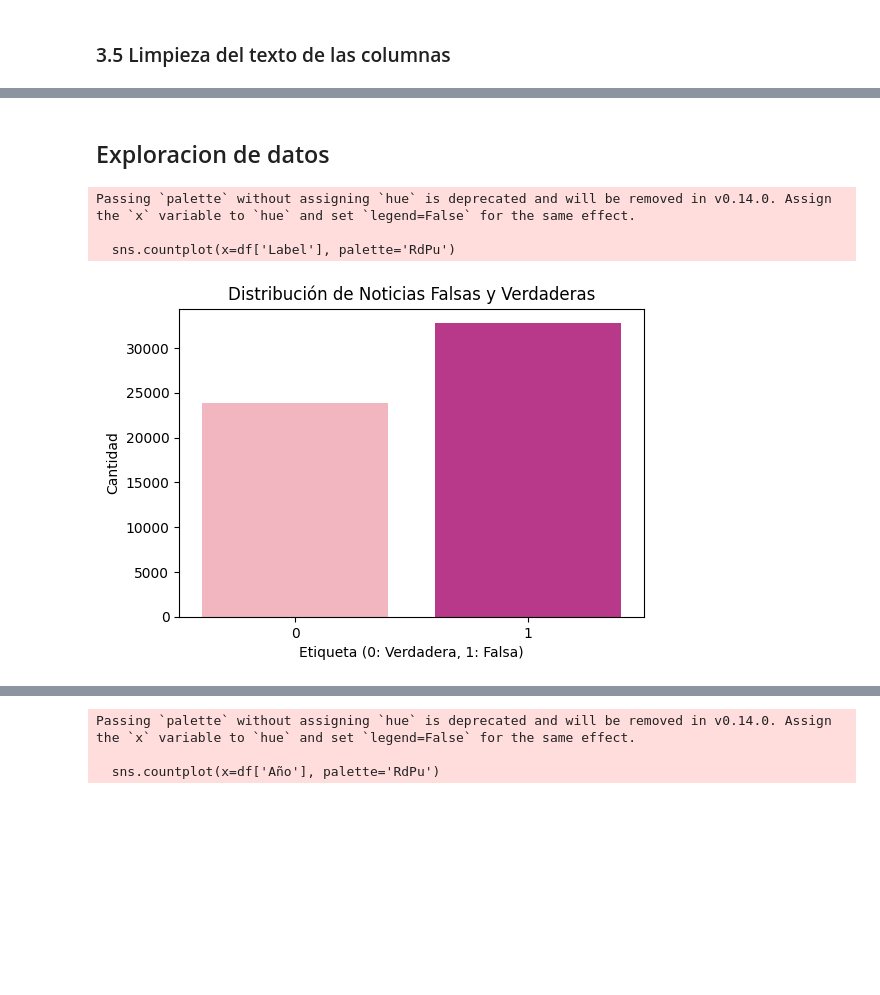
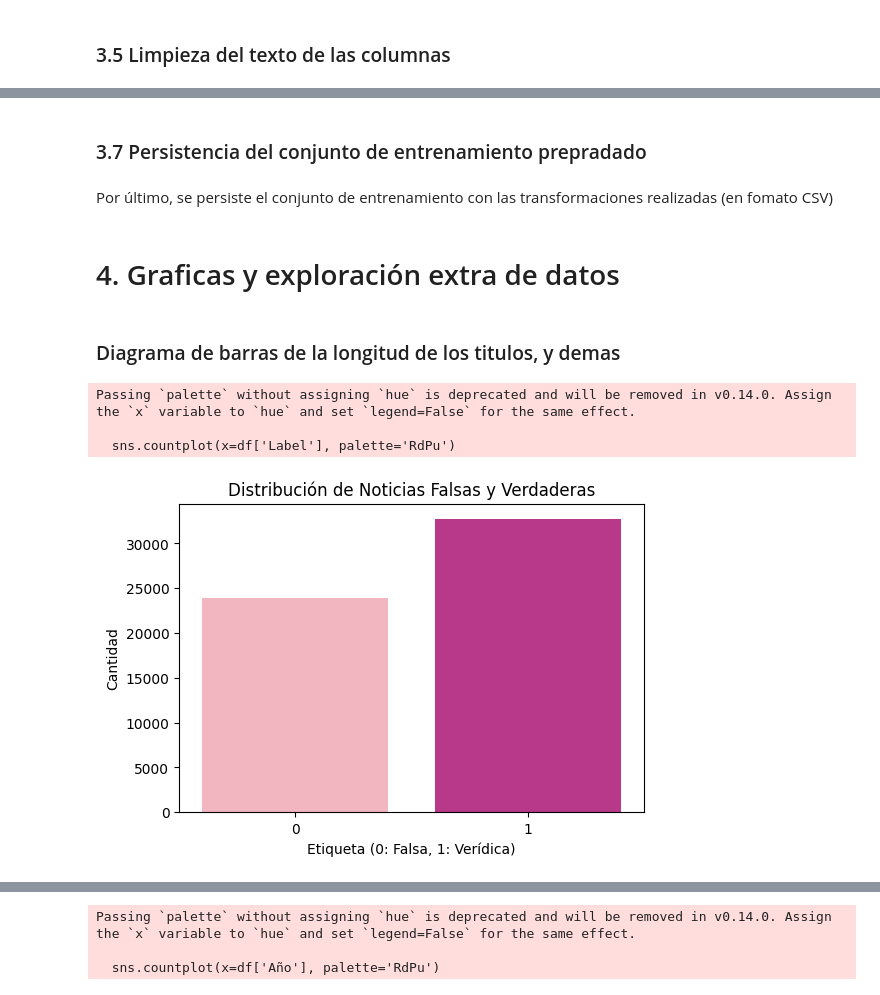
Before and after one commit to cflorido/Text-Analytics-Tool, a Jupyter notebook: NataliaCode.ipynb, the cells around one changed output, grey strips where cells are left out. Saved outputs shown, nothing was run; the diff lists cells and outputs as text; code cells hidden in the pictures; blank space fills up the shorter version.

```diff
--- a/NataliaCode.ipynb
+++ b/NataliaCode.ipynb
@@ -419,12 +455,2 @@ df_procesado.head()
 # %% [markdown]
 ### 3.5 Limpieza del texto de las columnas
-# %%
-# 4. Limpiar texto de columnas de texto (Titulo y Descripcion)
-def clean_text(text):
-    if isinstance(text, str):
-        text = re.sub(r'[^a-zA-ZáéíóúÁÉÍÓÚñÑ0-9.,;:\"\'\s]', '', text)  # Eliminar caracteres extraños
-        text = re.sub(r'\s+', ' ', text).strip()  # Espacios extra
-    return text
-
-df['Titulo'] = df['Titulo'].apply(clean_text)
-df['Descripcion'] = df['Descripcion'].apply(clean_text)
@@ -430,0 +572,4 @@ df['Descripcion'] = df['Descripcion'].apply(clean_text)
+# %% [markdown]
+### 3.7 Persistencia del conjunto de entrenamiento prepradado
+# %% [markdown]
+Por último, se persiste el conjunto de entrenamiento con las transformaciones realizadas (en fomato CSV)
@@ -431,18 +590,20 @@ df['Descripcion'] = df['Descripcion'].apply(clean_text)
 # %% [markdown]
-## Exploracion de datos
+# 4. Graficas y exploración extra de datos
+# %% [markdown]
+### Diagrama de barras de la longitud de los titulos, y demas
 # %%
 # Distribución de noticias falsas y verdaderas
 plt.figure(figsize=(6,4))
 sns.countplot(x=df['Label'], palette='RdPu')
 plt.title('Distribución de Noticias Falsas y Verdaderas')
-plt.xlabel('Etiqueta (0: Verdadera, 1: Falsa)')
+plt.xlabel('Etiqueta (0: Falsa, 1: Verídica)')
 plt.ylabel('Cantidad')
 plt.show()
 # %% [output]
 Passing `palette` without assigning `hue` is deprecated and will be removed in v0.14.0. Assign the `x` variable to `hue` and set `legend=False` for the same effect.
 
   sns.countplot(x=df['Label'], palette='RdPu')
-[figure, old version]
+[figure, new version]
 # %%
 # Longitud del texto en títulos y descripciones
 df['Titulo_Longitud'] = df['Titulo'].apply(lambda x: len(str(x).split()))
```
Also changed, not shown: parts of 77 cells of this notebook, 1 other file.
